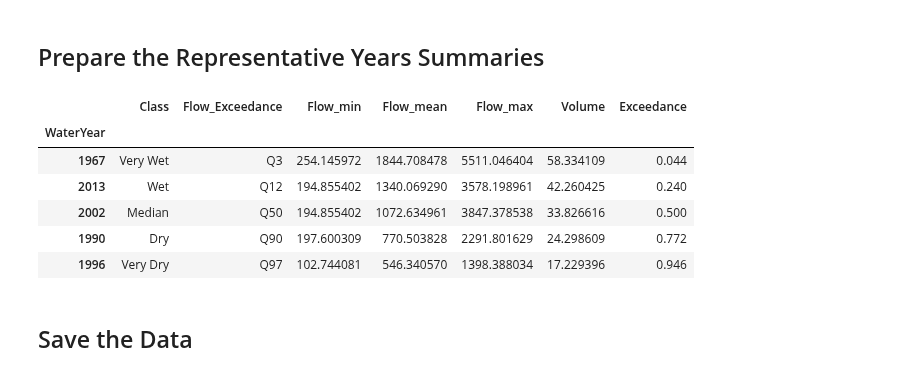
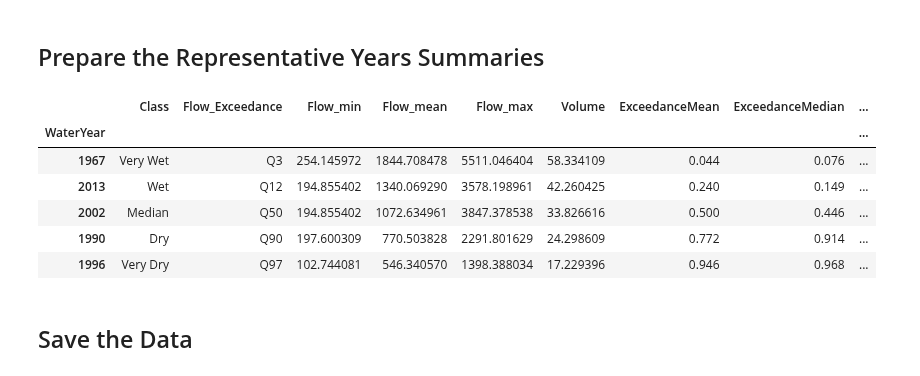
Before and after one commit to AndyFlem/ngonye-notepad, a Jupyter notebook: c_flow_data.ipynb, the cells around one changed output. Saved outputs shown, nothing was run; the diff lists cells and outputs as text; code cells hidden in the pictures.

```diff
--- a/c_flow_data.ipynb
+++ b/c_flow_data.ipynb
@@ -215,3 +215,9 @@ yearly.loc[:,['Flow_mean_pct_var','Volume_pct_var']]
 | 2015 | -7.587945 | -7.398587 |
 | 2016 | -1.351590 | -1.419537 |
 93 rows × 2 columns
+# %%
+annual_fdcs=pd.DataFrame(index=np.arange(0,1.01,0.01),columns=np.arange(yearly.index.min(),yearly.index.max()+1,1))
+for col in annual_fdcs.columns:
+    annual_fdcs[col]=np.percentile(daily.loc[daily['WaterYear']==col]['Flow'],((1-annual_fdcs.index)*100))
+
+annual_fdcs
@@ -217,0 +238,3 @@ yearly.loc[:,['Flow_mean_pct_var','Volume_pct_var']]
+# %%
+yearly['MeanQ3070']=annual_fdcs.loc[(annual_fdcs.index>=0.3) & (annual_fdcs.index<=0.7)].mean()
+yearly
@@ -220,5 +258,8 @@ fdc=pd.DataFrame({'Exceedance': np.arange(0,1.001,0.001)}).set_index('Exceedance
 fdc['Mean']=np.percentile(yearly['Flow_mean'],((1-fdc.index)*100))
 fdc['Max']=np.percentile(yearly['Flow_max'],((1-fdc.index)*100))
 fdc['Min']=np.percentile(yearly['Flow_min'],((1-fdc.index)*100))
+fdc['Median']=np.percentile(yearly['Flow_median'],((1-fdc.index)*100))
+fdc['MeanQ3070']=np.percentile(yearly['MeanQ3070'],((1-fdc.index)*100))
+
 fdc
 # %% [output]
@@ -239,5 +280,7 @@ fdc
 # %%
-yearly['Exceedance']=pd.merge_asof(yearly.reset_index().sort_values('Flow_mean'),fdc.reset_index().sort_values('Mean'),left_on='Flow_mean',right_on='Mean').set_index('WaterYear')['Exceedance']
+yearly['ExceedanceMean']=pd.merge_asof(yearly.reset_index().sort_values('Flow_mean'),fdc.reset_index().sort_values('Mean'),left_on='Flow_mean',right_on='Mean').set_index('WaterYear')['Exceedance']
+yearly['ExceedanceMedian']=pd.merge_asof(yearly.reset_index().sort_values('Flow_median'),fdc.reset_index().sort_values('Median'),left_on='Flow_median',right_on='Median').set_index('WaterYear')['Exceedance']
+yearly['ExceedanceMeanQ3070']=pd.merge_asof(yearly.reset_index().sort_values('MeanQ3070'),fdc.reset_index().sort_values('MeanQ3070'),left_on='MeanQ3070',right_on='MeanQ3070').set_index('WaterYear')['Exceedance']
 yearly
 # %% [output]
 |  | Flow_min | Flow_median | Flow_mean | Flow_max | Flow_range | Volume | Flow_mean_pct_var | ... |
@@ -323,21 +366,23 @@ calmonthly
 # %%
 selected = pd.read_csv(input_data + "selected_years.csv").rename(columns={"Year": "WaterYear"}).set_index('WaterYear')
 selected['Flow_min']=yearly['Flow_min']
 selected['Flow_mean']=yearly['Flow_mean']
 selected['Flow_max']=yearly['Flow_max']
 selected['Volume']=yearly['Volume']
-selected['Exceedance']=yearly['Exceedance']
+selected['ExceedanceMean']=yearly['ExceedanceMean']
+selected['ExceedanceMedian']=yearly['ExceedanceMedian']
+selected['ExceedanceMeanQ3070']=yearly['ExceedanceMeanQ3070']
 
 
 selected
 # %% [output]
-|  | Class | Flow_Exceedance | Flow_min | Flow_mean | Flow_max | Volume | Exceedance |
-| WaterYear |  |  |  |  |  |  |  |
-| 1967 | Very Wet | Q3 | 254.145972 | 1844.708478 | 5511.046404 | 58.334109 | 0.044 |
-| 2013 | Wet | Q12 | 194.855402 | 1340.069290 | 3578.198961 | 42.260425 | 0.240 |
-| 2002 | Median | Q50 | 194.855402 | 1072.634961 | 3847.378538 | 33.826616 | 0.500 |
-| 1990 | Dry | Q90 | 197.600309 | 770.503828 | 2291.801629 | 24.298609 | 0.772 |
-| 1996 | Very Dry | Q97 | 102.744081 | 546.340570 | 1398.388034 | 17.229396 | 0.946 |
+|  | Class | Flow_Exceedance | Flow_min | Flow_mean | Flow_max | Volume | ExceedanceMean | ExceedanceMedian | ... |
+| WaterYear |  |  |  |  |  |  |  |  | ... |
+| 1967 | Very Wet | Q3 | 254.145972 | 1844.708478 | 5511.046404 | 58.334109 | 0.044 | 0.076 | ... |
+| 2013 | Wet | Q12 | 194.855402 | 1340.069290 | 3578.198961 | 42.260425 | 0.240 | 0.149 | ... |
+| 2002 | Median | Q50 | 194.855402 | 1072.634961 | 3847.378538 | 33.826616 | 0.500 | 0.446 | ... |
+| 1990 | Dry | Q90 | 197.600309 | 770.503828 | 2291.801629 | 24.298609 | 0.772 | 0.914 | ... |
+| 1996 | Very Dry | Q97 | 102.744081 | 546.340570 | 1398.388034 | 17.229396 | 0.946 | 0.968 | ... |
 # %% [markdown]
 ## Save the Data
 # %%
```
Also changed, not shown: parts of 5 cells of this notebook, 40 other files.
